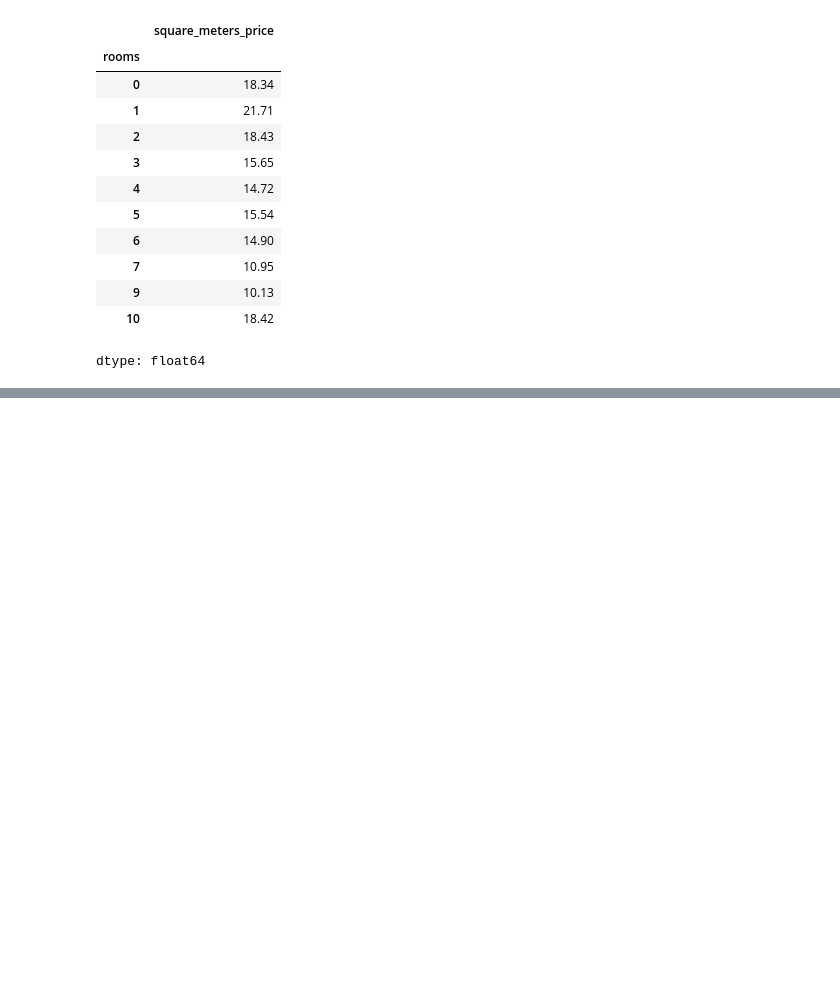
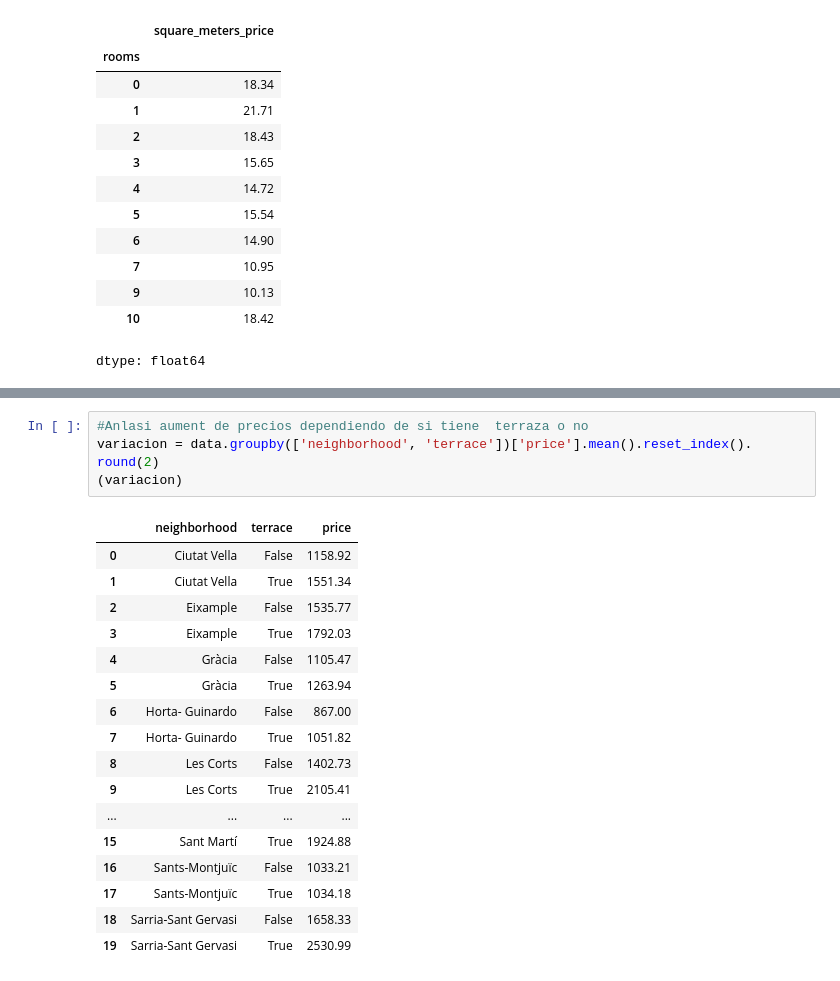
Before and after one commit to arantafall/housing_BCN, a Jupyter notebook: housin_nueva_data.ipynb, the cells around one changed output, grey strips where cells are left out. Saved outputs shown, nothing was run; the diff lists cells and outputs as text; blank space fills up the shorter version.

```diff
--- a/housin_nueva_data.ipynb
+++ b/housin_nueva_data.ipynb
@@ -407,0 +501,22 @@ dtype: float64
+# %%
+#Anlasi aument de precios dependiendo de si tiene  terraza o no
+variacion = data.groupby(['neighborhood', 'terrace'])['price'].mean().reset_index(). round(2)
+(variacion)
+# %% [output]
+|  | neighborhood | terrace | price |
+| 0 | Ciutat Vella | False | 1158.92 |
+| 1 | Ciutat Vella | True | 1551.34 |
+| 2 | Eixample | False | 1535.77 |
+| 3 | Eixample | True | 1792.03 |
+| 4 | Gràcia | False | 1105.47 |
+| 5 | Gràcia | True | 1263.94 |
+| 6 | Horta- Guinardo | False | 867.00 |
+| 7 | Horta- Guinardo | True | 1051.82 |
+| 8 | Les Corts | False | 1402.73 |
+| 9 | Les Corts | True | 2105.41 |
+| ... | ... | ... | ... |
+| 15 | Sant Martí | True | 1924.88 |
+| 16 | Sants-Montjuïc | False | 1033.21 |
+| 17 | Sants-Montjuïc | True | 1034.18 |
+| 18 | Sarria-Sant Gervasi | False | 1658.33 |
+| 19 | Sarria-Sant Gervasi | True | 2530.99 |
```
Also changed, not shown: parts of 8 cells of this notebook.
